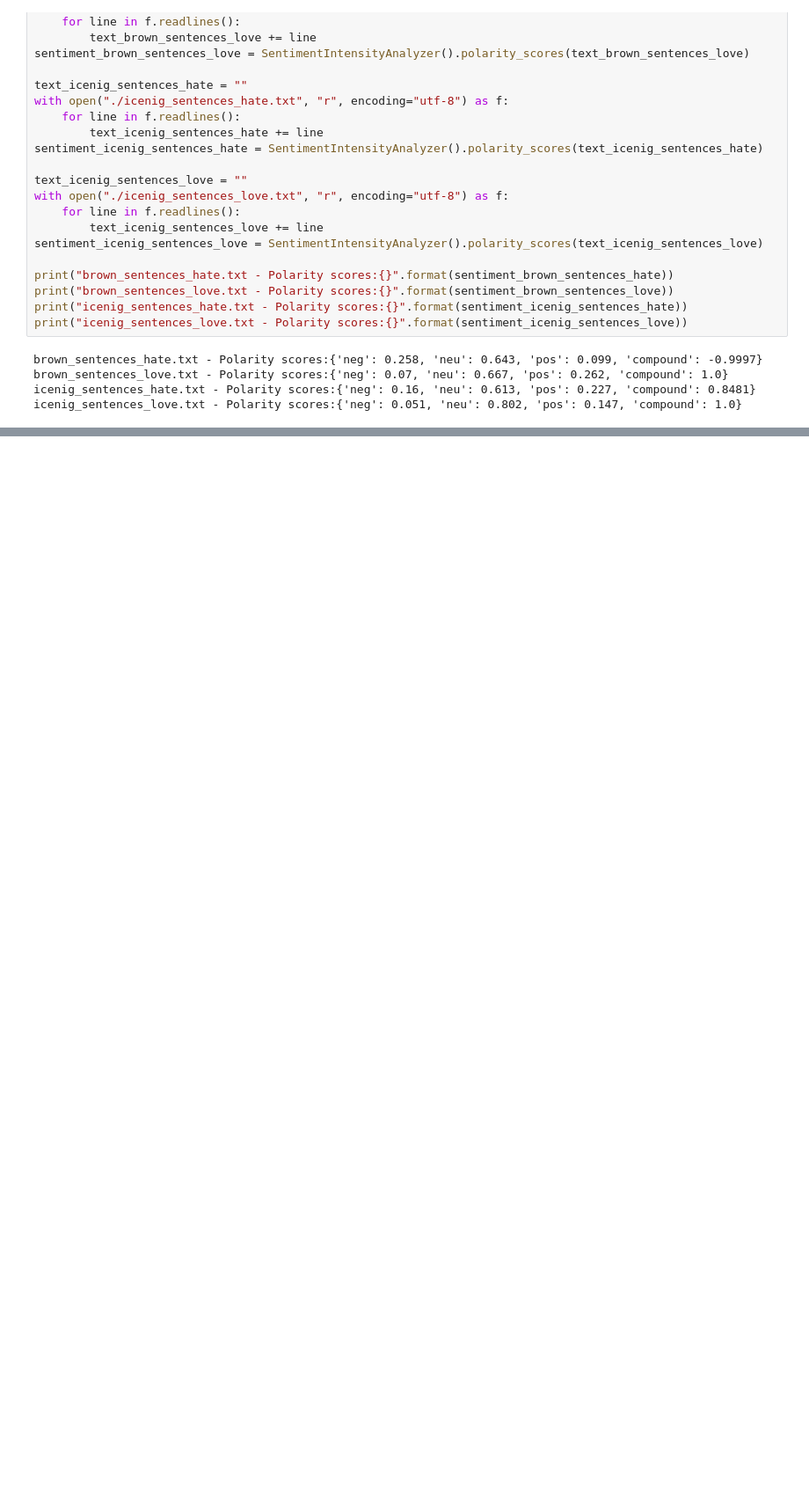
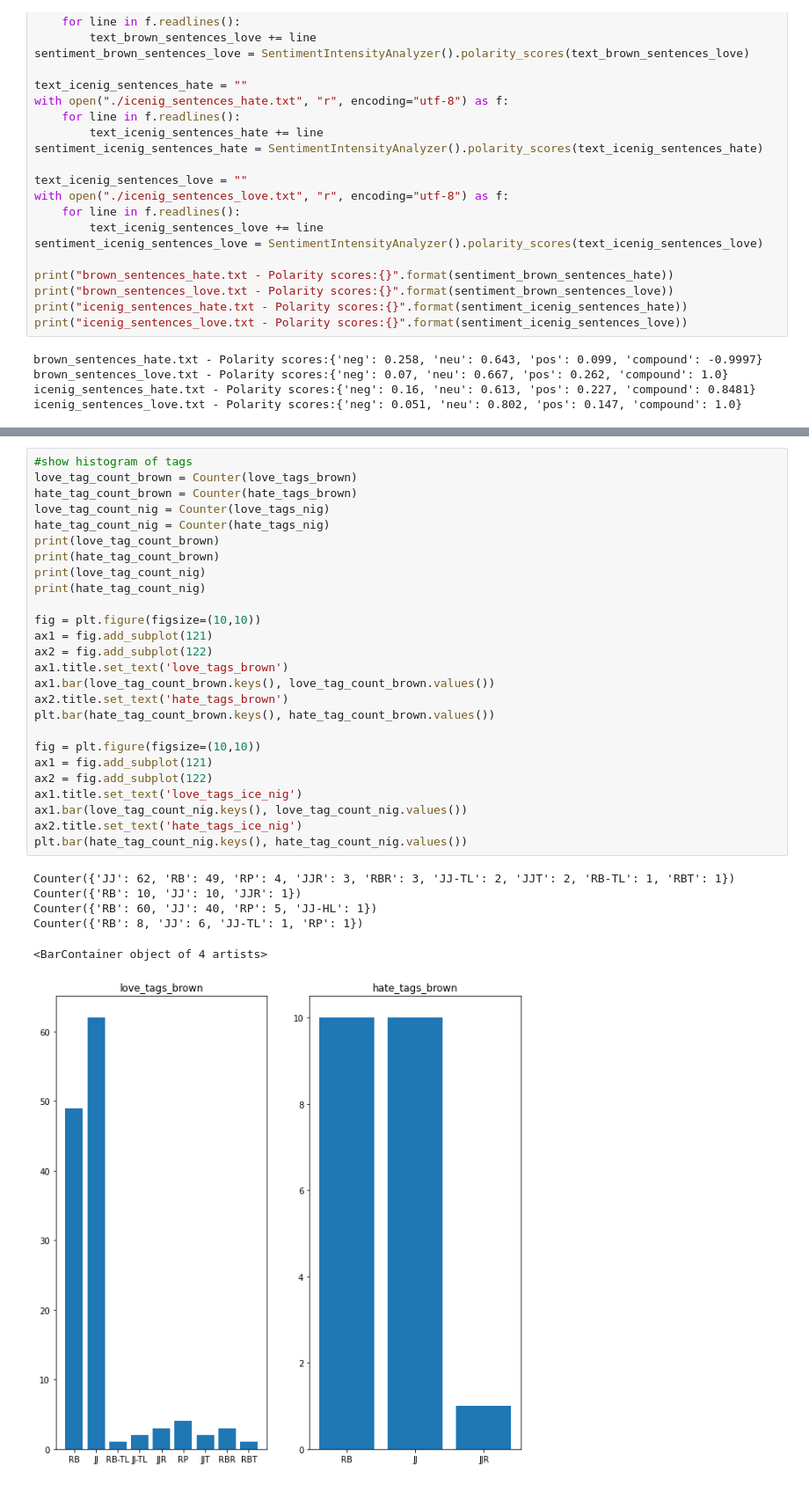
Before and after one commit to 0LTSU0/nlp_project8, a Jupyter notebook: project8.ipynb, the cells around one changed output, grey strips where cells are left out. Shown at 88% size. Saved outputs shown, nothing was run; the diff lists cells and outputs as text; blank space fills up the shorter version.

```diff
--- a/project8.ipynb
+++ b/project8.ipynb
@@ -621,0 +721,33 @@ icenig_sentences_love.txt - Polarity scores:{'neg': 0.051, 'neu': 0.802, 'pos':
+# %%
+#show histogram of tags
+love_tag_count_brown = Counter(love_tags_brown)
+hate_tag_count_brown = Counter(hate_tags_brown)
+love_tag_count_nig = Counter(love_tags_nig)
+hate_tag_count_nig = Counter(hate_tags_nig)
+print(love_tag_count_brown)
+print(hate_tag_count_brown)
+print(love_tag_count_nig)
+print(hate_tag_count_nig)
+
+fig = plt.figure(figsize=(10,10))
+ax1 = fig.add_subplot(121)
+ax2 = fig.add_subplot(122)
+ax1.title.set_text('love_tags_brown')
+ax1.bar(love_tag_count_brown.keys(), love_tag_count_brown.values())
+ax2.title.set_text('hate_tags_brown')
+plt.bar(hate_tag_count_brown.keys(), hate_tag_count_brown.values())
+
+fig = plt.figure(figsize=(10,10))
+ax1 = fig.add_subplot(121)
+ax2 = fig.add_subplot(122)
+ax1.title.set_text('love_tags_ice_nig')
+ax1.bar(love_tag_count_nig.keys(), love_tag_count_nig.values())
+ax2.title.set_text('hate_tags_ice_nig')
+plt.bar(hate_tag_count_nig.keys(), hate_tag_count_nig.values())
+# %% [output]
+Counter({'JJ': 62, 'RB': 49, 'RP': 4, 'JJR': 3, 'RBR': 3, 'JJ-TL': 2, 'JJT': 2, 'RB-TL': 1, 'RBT': 1})
+Counter({'RB': 10, 'JJ': 10, 'JJR': 1})
+Counter({'RB': 60, 'JJ': 40, 'RP': 5, 'JJ-HL': 1})
+Counter({'RB': 8, 'JJ': 6, 'JJ-TL': 1, 'RP': 1})
+<BarContainer object of 4 artists>
+[figure, added]
```
Also changed, not shown: parts of 12 cells of this notebook.
